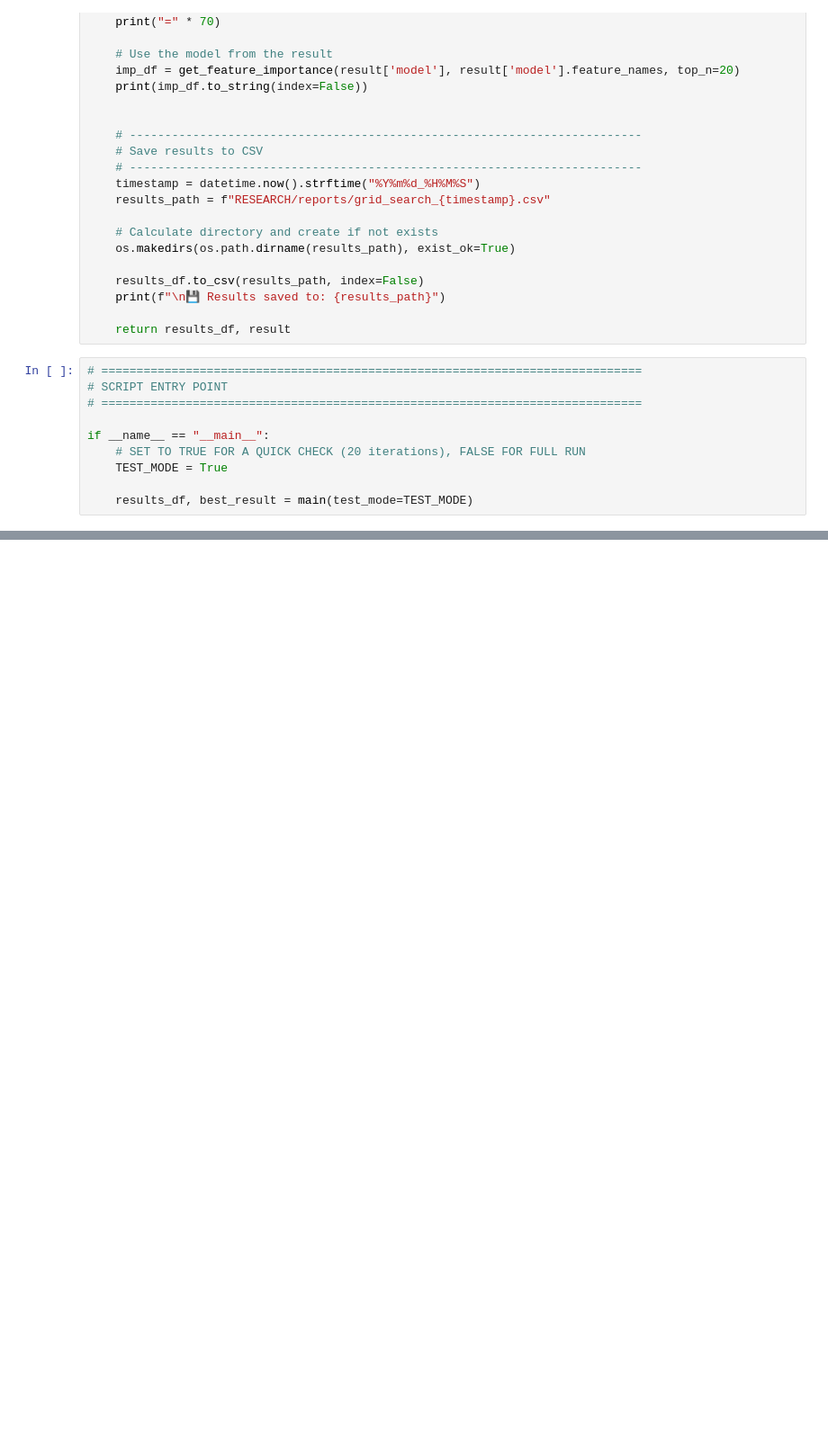
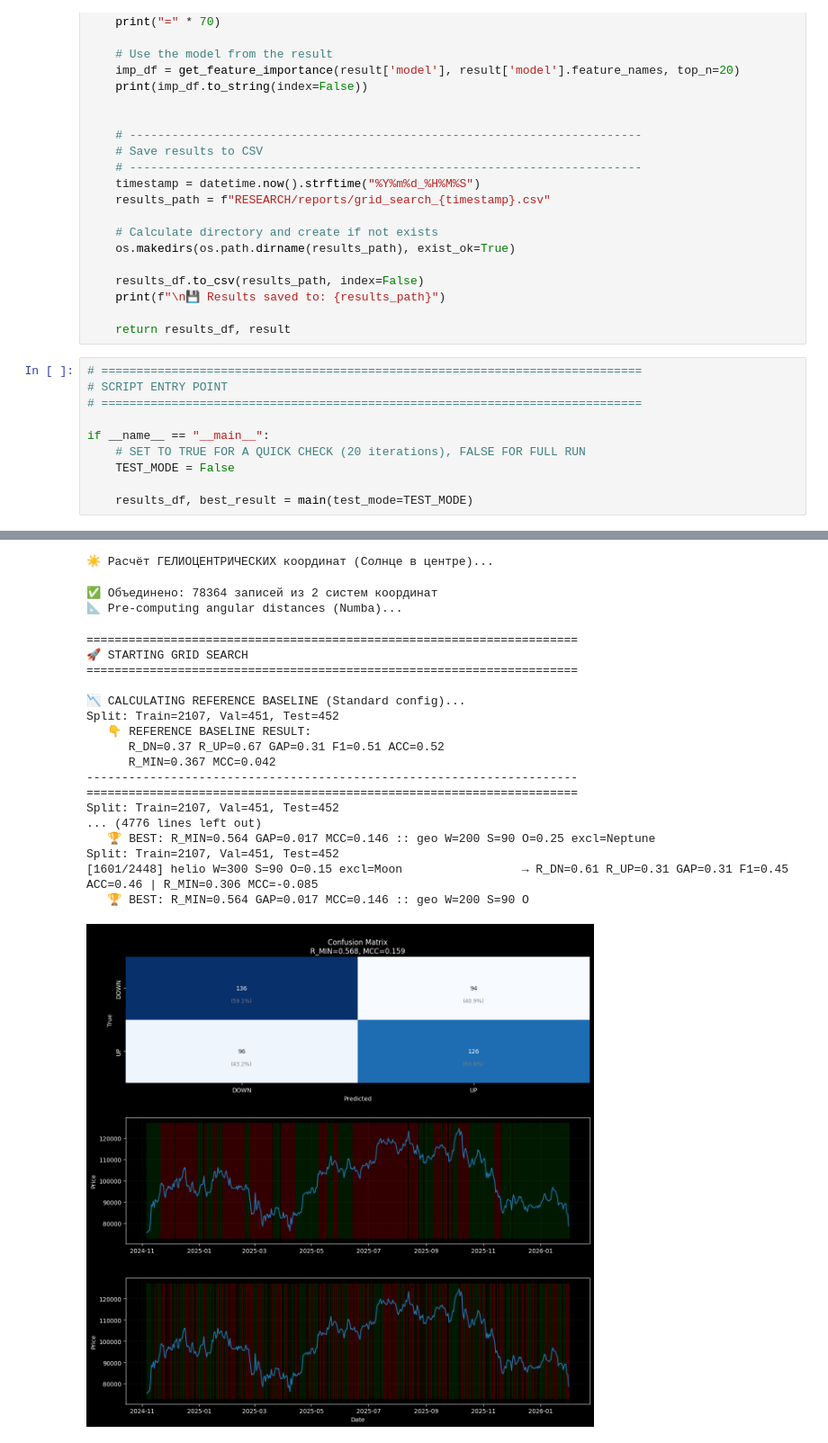
Before and after one commit to ramires666/astracle, a Jupyter notebook: RESEARCH/body_ablation_research.ipynb, the cells around one changed output, grey strips where cells are left out. Shown at 90% size. Saved outputs shown, nothing was run; the diff lists cells and outputs as text; blank space fills up the shorter version.

```diff
--- a/RESEARCH/body_ablation_research.ipynb
+++ b/RESEARCH/body_ablation_research.ipynb
@@ -834,6 +834,7 @@ def main(test_mode=False):
 
 if __name__ == "__main__":
     # SET TO TRUE FOR A QUICK CHECK (20 iterations), FALSE FOR FULL RUN
-    TEST_MODE = True
+    TEST_MODE = False
 
     results_df, best_result = main(test_mode=TEST_MODE)
+# %% [output]
@@ -839,0 +867,21 @@ if __name__ == "__main__":
+☀️ Расчёт ГЕЛИОЦЕНТРИЧЕСКИХ координат (Солнце в центре)...
+✅ Объединено: 78364 записей из 2 систем координат
+📐 Pre-computing angular distances (Numba)...
+======================================================================
+🚀 STARTING GRID SEARCH
+======================================================================
+
+📉 CALCULATING REFERENCE BASELINE (Standard config)...
+Split: Train=2107, Val=451, Test=452
+   👇 REFERENCE BASELINE RESULT:
+      R_DN=0.37 R_UP=0.67 GAP=0.31 F1=0.51 ACC=0.52
+      R_MIN=0.367 MCC=0.042
+----------------------------------------------------------------------
+======================================================================
+Split: Train=2107, Val=451, Test=452
+... (4776 lines left out)
+   🏆 BEST: R_MIN=0.564 GAP=0.017 MCC=0.146 :: geo W=200 S=90 O=0.25 excl=Neptune
+Split: Train=2107, Val=451, Test=452
+[1601/2448] helio W=300 S=90 O=0.15 excl=Moon                 → R_DN=0.61 R_UP=0.31 GAP=0.31 F1=0.45 ACC=0.46 | R_MIN=0.306 MCC=-0.085
+   🏆 BEST: R_MIN=0.564 GAP=0.017 MCC=0.146 :: geo W=200 S=90 O
+[figure, added]
```
Also changed, not shown: parts of 1 cell of this notebook, 8 other files.
